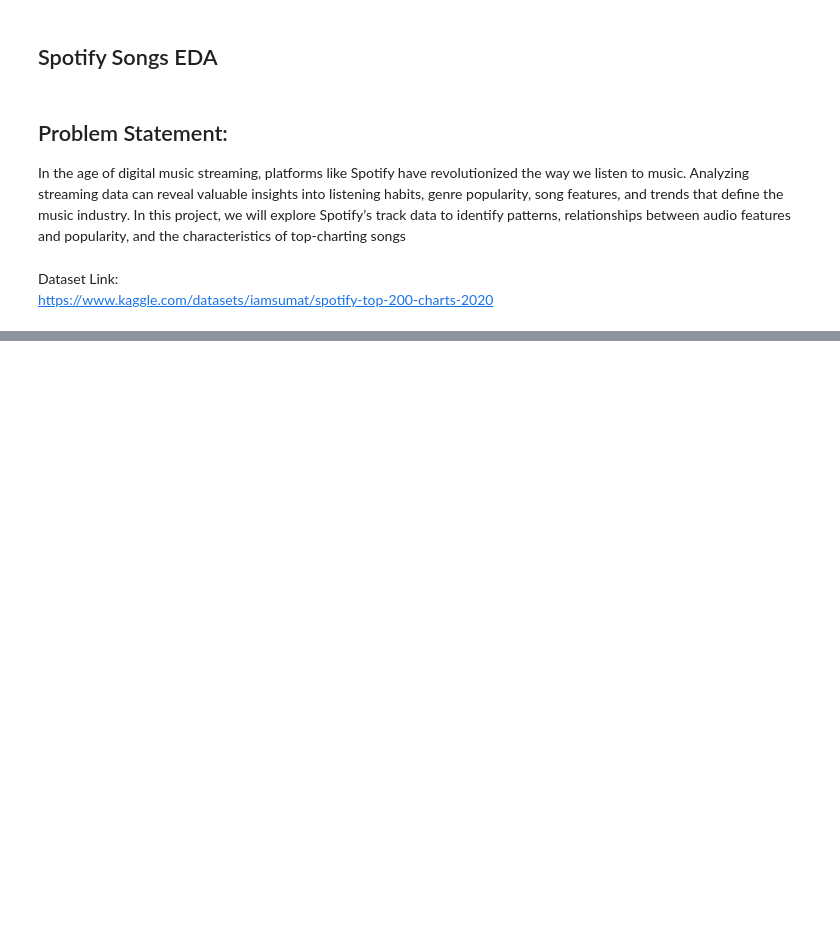
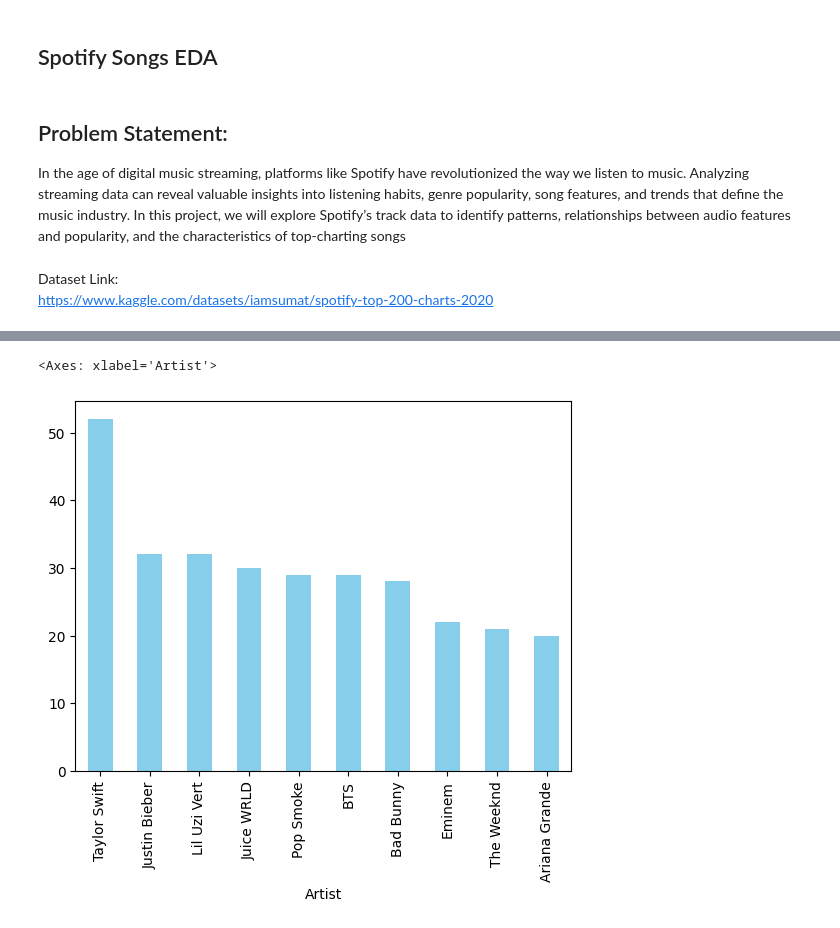
Before and after one commit to emadadnan000/SMIT-AI-DS, a Jupyter notebook: Project/Spotify EDA.ipynb, the cells around one changed output, grey strips where cells are left out. Cells and saved outputs as stored; diff of their text form; code cells hidden in the pictures; blank space fills up the shorter version.

```diff
--- a/Project/Spotify EDA.ipynb
+++ b/Project/Spotify EDA.ipynb
@@ -26,0 +34,3 @@ import numpy as np
+# %%
+df = pd.read_csv('spotify_dataset.csv')
+df.head()
@@ -26,0 +67,4 @@ import numpy as np
+# %%
+# 3 Which artists appear most frequently in the Top 200?
+top_artists = df['Artist'].value_counts().head(10)
+top_artists
@@ -26,0 +183,6 @@ import numpy as np
+# %%
+# 1 Bar chart of Top 10 artists by number of chart appearances.
+top_artists.plot(kind='bar', color='skyblue')
+# %% [output]
+<Axes: xlabel='Artist'>
+[figure, added]
```
Also changed, not shown: parts of 16 cells of this notebook, 6 other files.
